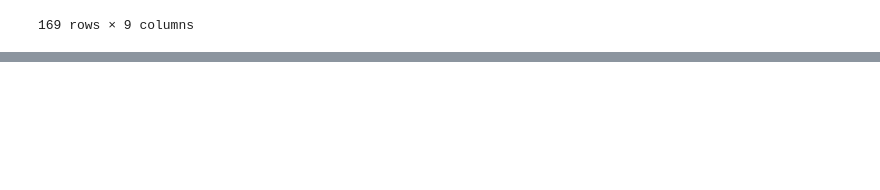
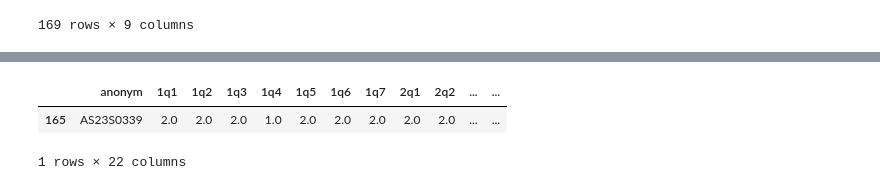
Before and after one commit to harrycslau/feedback-data-analytics, a Jupyter notebook: preprocess.ipynb, the cells around one changed output, grey strips where cells are left out. Cells and saved outputs as stored; diff of their text form; code cells hidden in the pictures; blank space fills up the shorter version.

```diff
--- a/preprocess.ipynb
+++ b/preprocess.ipynb
@@ -215,0 +239,6 @@ summary_df
+# %%
+df_smileys[df_smileys['anonym']=='AS23S0339']
+# %% [output]
+|  | anonym | 1q1 | 1q2 | 1q3 | 1q4 | 1q5 | 1q6 | 1q7 | 2q1 | 2q2 | ... | ... |
+| 165 | AS23S0339 | 2.0 | 2.0 | 2.0 | 1.0 | 2.0 | 2.0 | 2.0 | 2.0 | 2.0 | ... | ... |
+1 rows × 22 columns
```
Also changed, not shown: parts of 5 cells of this notebook, 1 other file.
